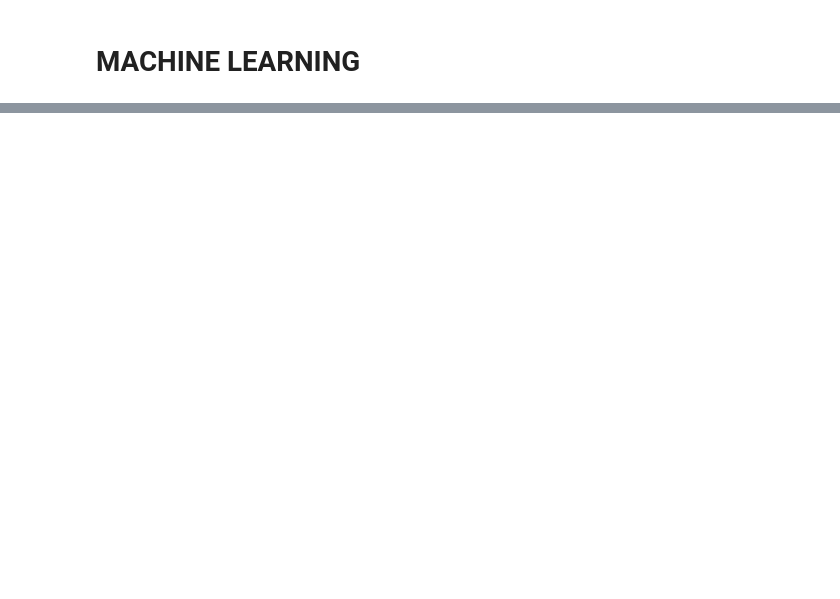
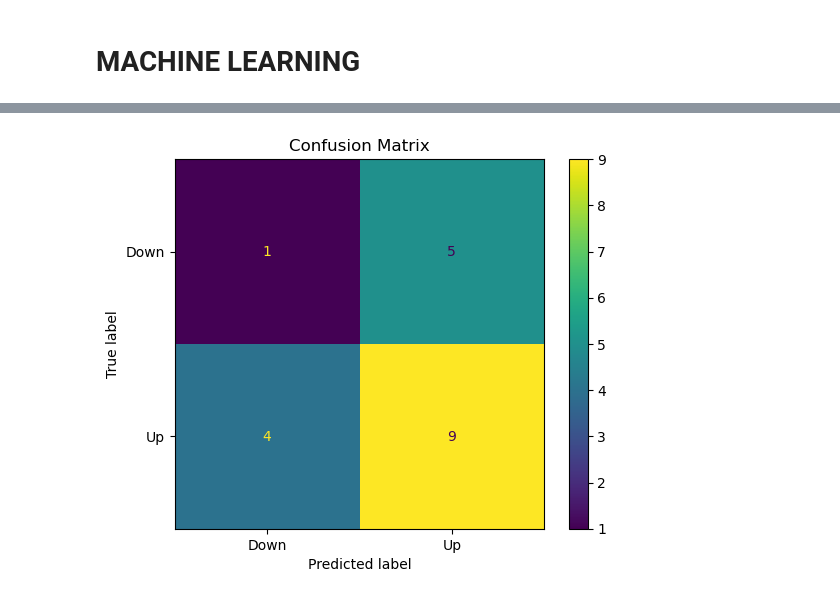
Before and after one commit to crndogan/stock-news-prediction, a Jupyter notebook: notebooks/Master_Data_Modeling.ipynb, the cells around one changed output, grey strips where cells are left out. Saved outputs shown, nothing was run; the diff lists cells and outputs as text; code cells hidden in the pictures; blank space fills up the shorter version.

```diff
--- a/notebooks/Master_Data_Modeling.ipynb
+++ b/notebooks/Master_Data_Modeling.ipynb
@@ -788,0 +620,94 @@ Recall   : 0.56
+# %%
+import pandas as pd
+from sklearn.ensemble import RandomForestClassifier
+from sklearn.preprocessing import StandardScaler
+from sklearn.metrics import accuracy_score, f1_score, precision_score, recall_score, confusion_matrix, ConfusionMatrixDisplay
+import matplotlib.pyplot as plt
+
+#Load data
+sent = pd.read_excel("stock_news_tone.xlsx")
+sp = pd.read_csv("sp500_cleaned.csv")
+sent["date"] = pd.to_datetime(sent["date"])
+sp["date"] = pd.to_datetime(sp["date"])
+
+#Merge datasets
+df = (
+    pd.merge(sent, sp, on="date", how="inner")
+      .rename(columns={"label_y": "label"})
+      .query("label != 0")
+      .dropna()
+      .sort_values("date")
+      .reset_index(drop=True)
+)
+
+#Shift labels
+df["label_next"] = df["label"].shift(-1).astype("Int64")
+df = df.dropna(subset=["label_next"]).reset_index(drop=True)
+
+# Feature list
+base_features = [
+    'sent_pos','sent_neg','sent_neu','sent_compound',
+    'emo_fear','emo_anger','emo_anticip','emo_trust',
+    'emo_surprise','emo_positive','emo_negative',
+    'emo_sadness','emo_disgust','emo_joy'
+]
+
+#Add lag features
+for feat in base_features:
+    df[f"{feat}_lag1"] = df[feat].shift(1)
+    df[f"{feat}_ma3"] = df[feat].rolling(3).mean()
+
+#Drop rows
+df = df.dropna().reset_index(drop=True)
+
+#Define final features
+features = [col for col in df.columns if col.startswith('sent_') or col.startswith('emo_')]
+
+#Train Random Forest model
+scaler_all = StandardScaler().fit(df[features])
+X_scaled = scaler_all.transform(df[features])
+model_all = RandomForestClassifier(n_estimators=200, class_weight='balanced', random_state=42)
+model_all.fit(X_scaled, df["label_next"])
+
+#Back-test with rolling training
+history = []
+for i in range(1, len(df)):
+    train = df.iloc[:i]
+    test_row = df.iloc[i]
+
+    if train["label_next"].nunique() < 2:
+        pred = train["label_next"].iloc[-1]
+        conf = 1.0
+    else:
+        scaler_bt = StandardScaler().fit(train[features])
+        model_bt = RandomForestClassifier(n_estimators=200, random_state=42)
+        model_bt.fit(scaler_bt.transform(train[features]), train["label_next"])
+        X_test = scaler_bt.transform([test_row[features]])
+        pred = model_bt.predict(X_test)[0]
+        conf = model_bt.predict_proba(X_test).max()
+
+    history.append({
+        "date": test_row["date"],
+        "sent_compound": test_row["sent_compound"],
+        "actual_label": "Up" if test_row["label_next"] == 1 else "Down",
+        "predicted_label": "Up" if pred == 1 else "Down",
+        "prediction_confidence": conf
+    })
+
+#Evaluate
+history_df = pd.DataFrame(history)
+y_true = history_df["actual_label"].map({'Up': 1, 'Down': 0})
+y_pred = history_df["predicted_label"].map({'Up': 1, 'Down': 0})
+print("\n Classification Performance:")
+print(f"Accuracy : {accuracy_score(y_true, y_pred):.2%}")
+print(f"F1 Score : {f1_score(y_true, y_pred):.2f}")
+print(f"Precision: {precision_score(y_true, y_pred):.2f}")
+print(f"Recall   : {recall_score(y_true, y_pred):.2f}")
+
+# Confusion matrix
+cm = confusion_matrix(y_true, y_pred)
+disp = ConfusionMatrixDisplay(confusion_matrix=cm, display_labels=["Down", "Up"])
+disp.plot()
+plt.title("Confusion Matrix")
+plt.show()
+# %% [output]
@@ -788,0 +719 @@ Recall   : 0.56
+[figure, added]
```
Also changed, not shown: parts of 19 cells of this notebook.
